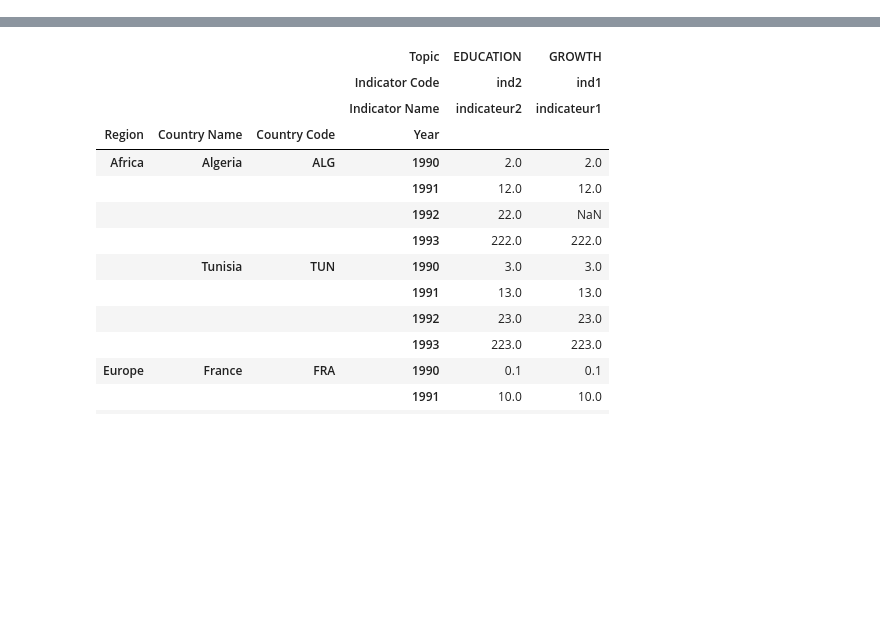
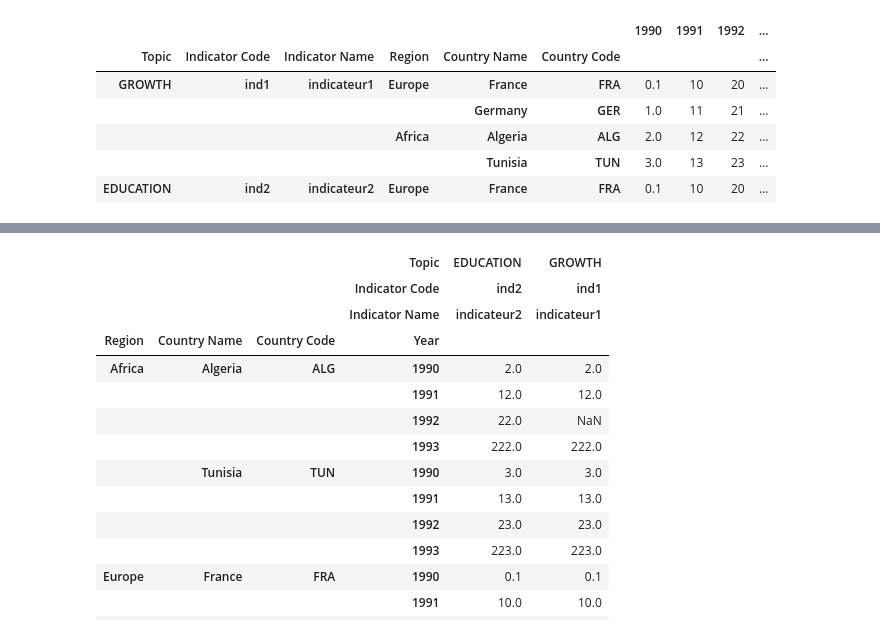
Before and after one commit to SmellyArmure/OC_DS_Project2, a Jupyter notebook: NOTEBOOK/Brouillons1_0.ipynb, the cells around one changed output, grey strips where cells are left out. Saved outputs shown, nothing was run; the diff lists cells and outputs as text; code cells hidden in the pictures; blank space fills up the shorter version.

```diff
--- a/NOTEBOOK/Brouillons1_0.ipynb
+++ b/NOTEBOOK/Brouillons1_0.ipynb
@@ -60,0 +45,12 @@ my_df5.head()
+# %%
+##### 2 #### TRANSFORMATION DE COLONNES EN INDEXS
+my_df4.set_index(['Topic', 'Indicator Code','Indicator Name', 'Region', 'Country Name', 'Country Code'], inplace = True)
+my_df4.head()
+# %% [output]
+|  |  |  |  |  |  | 1990 | 1991 | 1992 | ... |
+| Topic | Indicator Code | Indicator Name | Region | Country Name | Country Code |  |  |  | ... |
+| GROWTH | ind1 | indicateur1 | Europe | France | FRA | 0.1 | 10 | 20 | ... |
+|  |  |  |  | Germany | GER | 1.0 | 11 | 21 | ... |
+|  |  |  | Africa | Algeria | ALG | 2.0 | 12 | 22 | ... |
+|  |  |  |  | Tunisia | TUN | 3.0 | 13 | 23 | ... |
+| EDUCATION | ind2 | indicateur2 | Europe | France | FRA | 0.1 | 10 | 20 | ... |
```
Also changed, not shown: parts of 7 cells of this notebook.
